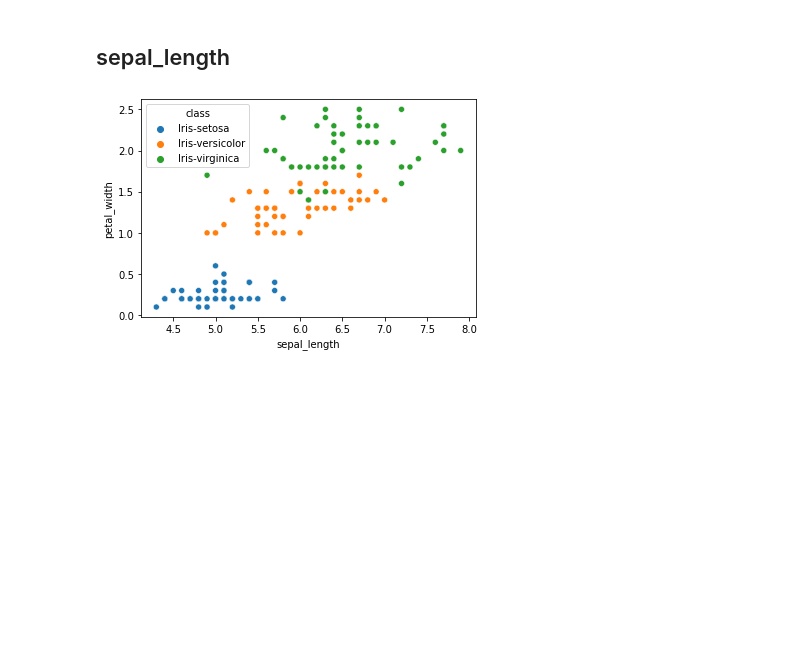
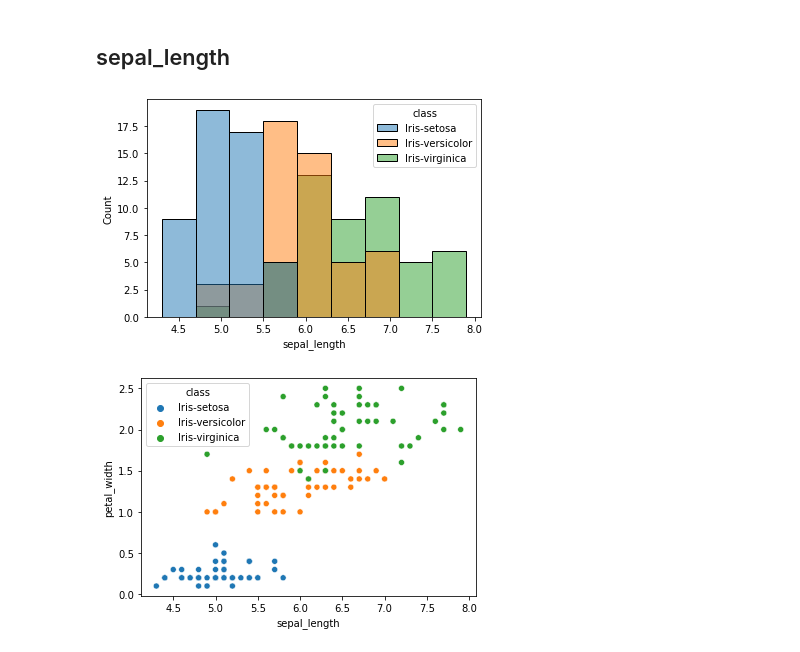
Before and after one commit to Sivaranjith1/iris_classification, a Jupyter notebook: EDA.ipynb, the cells around one changed output. Drawn from its saved outputs; the diff is of its cells as text; code cells hidden in the pictures; blank space fills up the shorter version.

```diff
--- a/EDA.ipynb
+++ b/EDA.ipynb
@@ -72,6 +80,10 @@ Based on the plots above, one can see that there is a good seperation between cl
 Based on this observation a Nearest Neighbor or Kmeans clustering algorithm might be good for this problem
 # %% [markdown]
 ## sepal_length
+# %%
+hist_plot_against_class("sepal_length")
+# %% [output]
+[figure, added]
 # %%
 scattor_plot_against_class("sepal_length", "petal_width")
 # %% [output]
```
Also changed, not shown: parts of 6 cells of this notebook.
